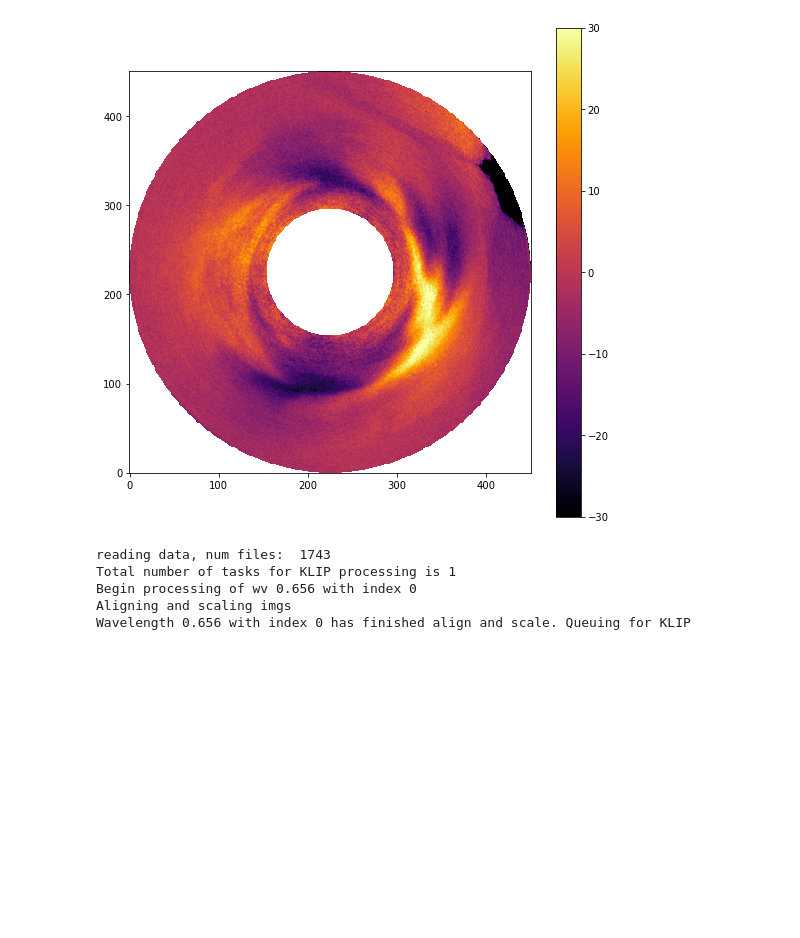
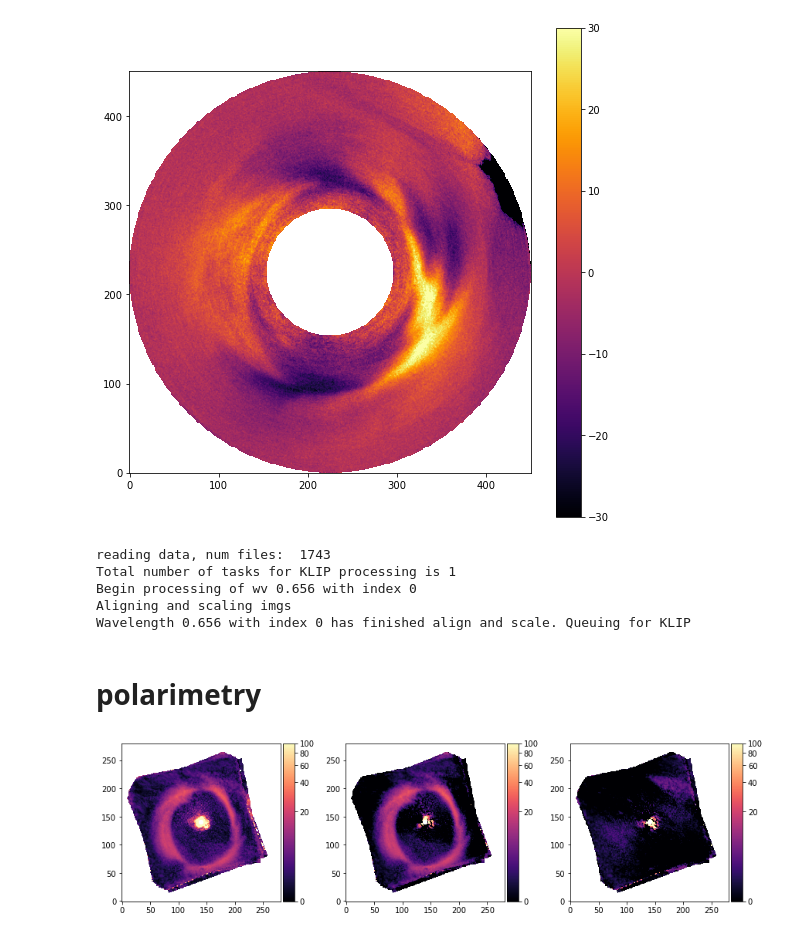
Before and after one commit to wbalmer/diskShapers, a Jupyter notebook: diskImaging/diskImaging_notebook.ipynb, the cells around one changed output. Cells and saved outputs as stored; diff of their text form; code cells hidden in the pictures; blank space fills up the shorter version.

```diff
--- a/diskImaging/diskImaging_notebook.ipynb
+++ b/diskImaging/diskImaging_notebook.ipynb
@@ -75,9 +75,9 @@ def create_circular_mask(h, w, center=None, radius=None, leq=False):
         return dist_from_center <= radius
 # %%
 def domask(img, inn=70, outt=300):
-    outermask = create_circular_mask(451, 451, radius=outt, leq=True)
+    outermask = create_circular_mask(281, 281, radius=outt, leq=True)
     img[~outermask] = np.nan
-    mask = create_circular_mask(451, 451, radius=inn)
+    mask = create_circular_mask(281, 281, radius=inn)
     masked_img = img.copy()
     masked_img[~mask] = np.nan
     return masked_img
@@ -132,3 +132,5 @@ Total number of tasks for KLIP processing is 1
 Begin processing of wv 0.656 with index 0
 Aligning and scaling imgs
 Wavelength 0.656 with index 0 has finished align and scale. Queuing for KLIP
+# %% [markdown]
+# polarimetry
@@ -134,0 +140,52 @@ Wavelength 0.656 with index 0 has finished align and scale. Queuing for KLIP
+# %%
+hband_sci, scihead = fits.getdata('S20140425S0255_stokesdc.fits', header=True)
+hband_ref, refhead = fits.getdata('S20140425S0288_stokesdc.fits', header=True)
+I = hband_sci[0]
+Q = hband_sci[1]
+U = hband_sci[2]
+PI = np.sqrt(hband_sci[1]**2 + hband_sci[2]**2)
+PI[PI > 3000] = np.nan
+
+x0, y0 = hband_sci.shape[1]/2, hband_sci.shape[2]/2
+
+def stokes(I, Q, U, x0, y0, theta=0):
+    perp = np.zeros_like(I)
+    para = np.zeros_like(I)
+    for i in range(I.shape[0]):
+        for j in range(I.shape[1]):
+            phi = np.arctan((i-x0)/(j-y0))+theta
+            perp[i,j] = Q[i,j]*np.cos(2*phi) + U[i,j]*np.sin(2*phi)
+            para[i,j] = -Q[i,j]*np.sin(2*phi) + U[i,j]*np.cos(2*phi)
+    return perp, para
+
+hband_perp, hband_para = stokes(I, Q, U, x0, y0)
+
+from mpl_toolkits.axes_grid1 import make_axes_locatable
+
+
+fig = plt.figure(figsize=(12,6))
+fig.subplots_adjust(left=0.02, bottom=0.06, right=0.95, top=0.94, wspace=0.3)
+ax_dict = fig.subplot_mosaic(
+    [
+        ["PI", "Q", "U"],
+    ],
+)
+
+im1 = ax_dict['PI'].imshow(domask(PI, 4), origin='lower', norm=ImageNormalize(stretch=AsinhStretch(a=0.05), vmin=0, vmax=100), cmap='magma')
+divider = make_axes_locatable(ax_dict['PI'])
+cax1 = divider.append_axes("right", size="7%", pad=0.05)
+cb1 = fig.colorbar(im1, cax=cax1)
+
+im2 = ax_dict['Q'].imshow(domask(hband_perp, 4), origin='lower', norm=ImageNormalize(stretch=AsinhStretch(a=0.05), vmin=0, vmax=100), cmap='magma')
+divider = make_axes_locatable(ax_dict['Q'])
+cax2 = divider.append_axes("right", size="7%", pad=0.05)
+cb2 = fig.colorbar(im2, cax=cax2)
+
+im3 = ax_dict['U'].imshow(domask(hband_para, 4), origin='lower', norm=ImageNormalize(stretch=AsinhStretch(a=0.05), vmin=0, vmax=100), cmap='magma')
+divider = make_axes_locatable(ax_dict['U'])
+cax3 = divider.append_axes("right", size="7%", pad=0.05)
+cb3 = fig.colorbar(im3, cax=cax3)
+
+plt.savefig('GPI-H-disk.png', dpi=300)
+# %% [output]
+[figure, added]
```
Also changed, not shown: parts of 1 cell of this notebook, 9 other files.
